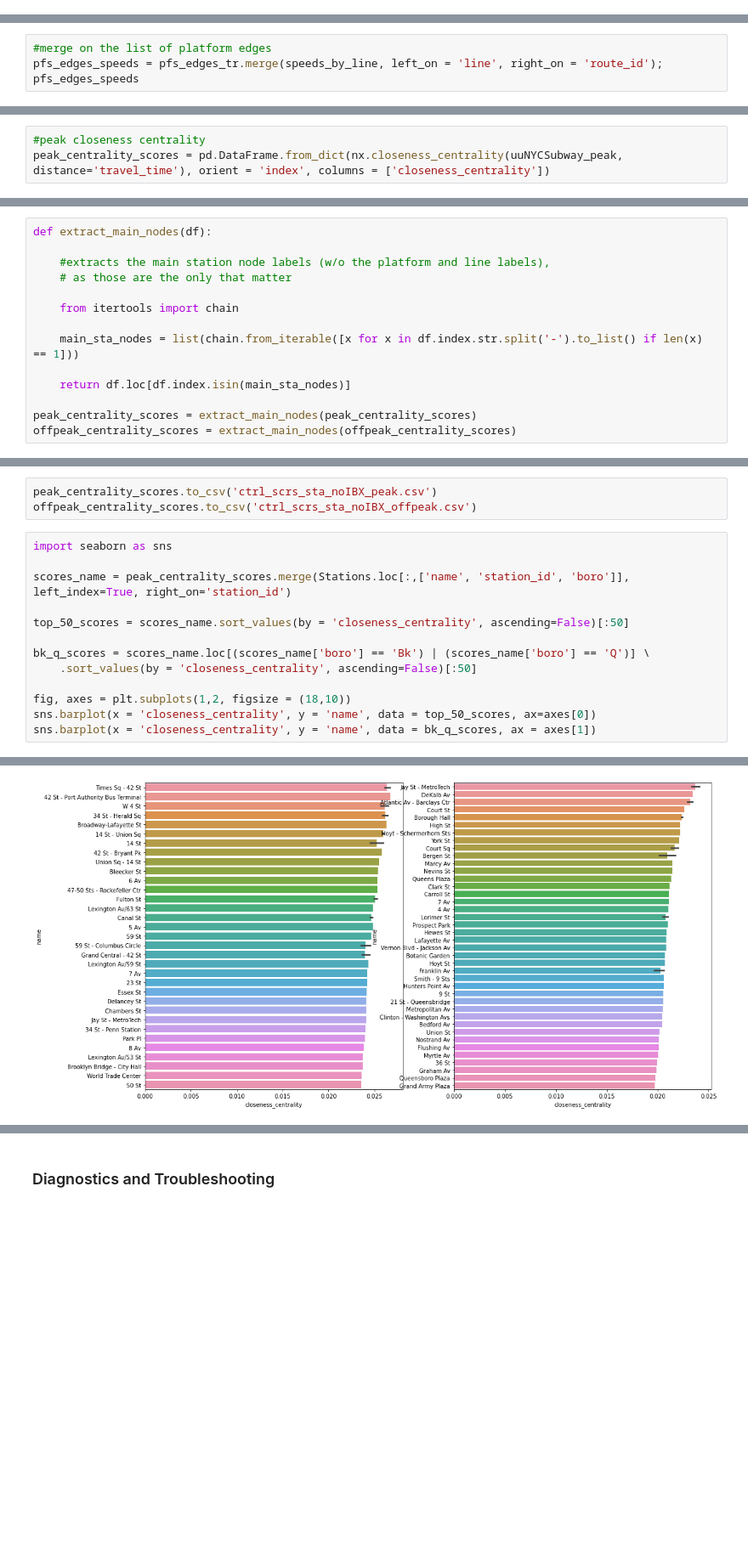
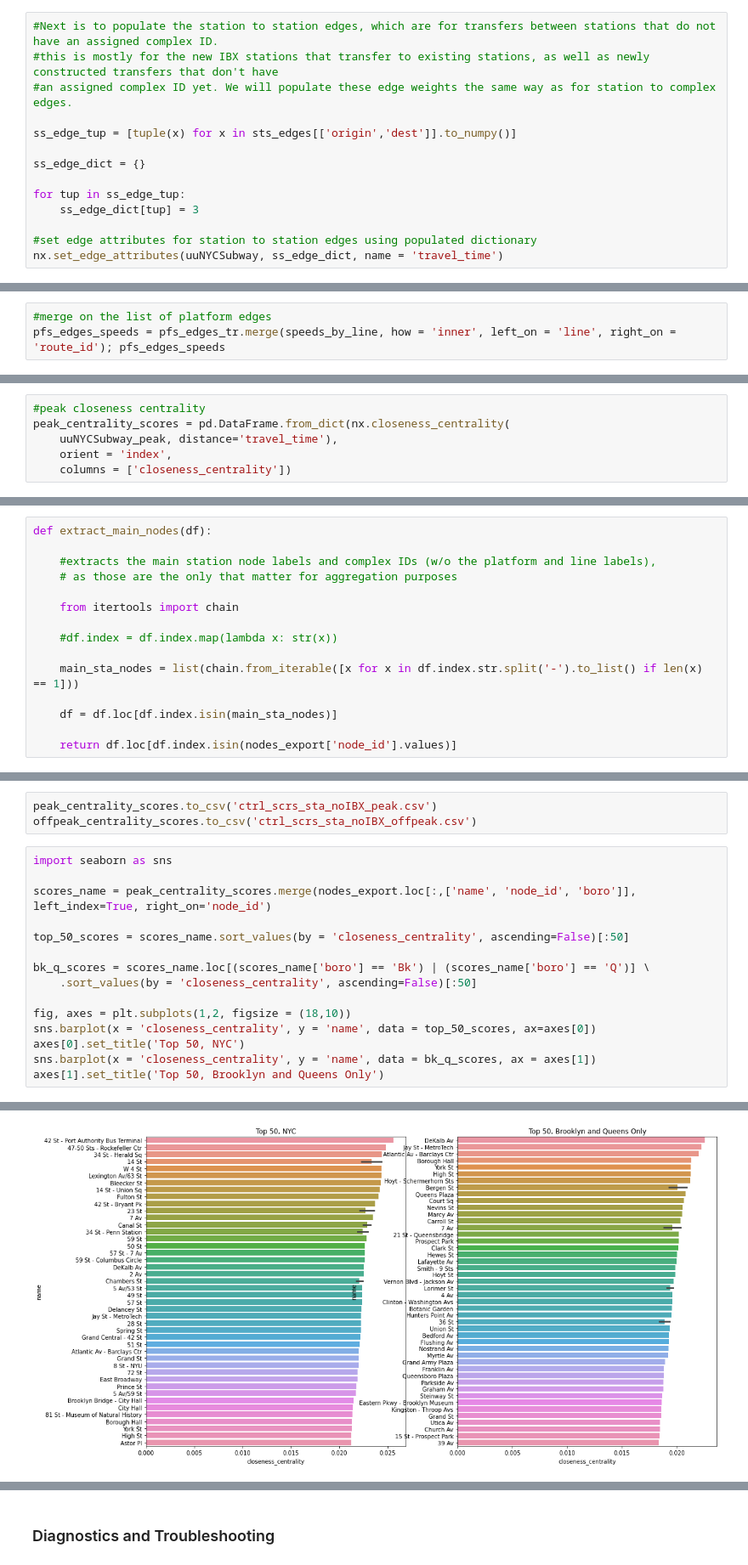
Before and after one commit to CUSPADS2022IBX/IBXRidership, a Jupyter notebook: Network Processing/subway_platform_network - noIBX.ipynb, the cells around one changed output, grey strips where cells are left out. Shown at 85% size. Cells and saved outputs as stored; diff of their text form; blank space fills up the shorter version.

Commit message:
repopulated edge weights, agg by complex

```diff
--- a/Network Processing/subway_platform_network - noIBX.ipynb
+++ b/Network Processing/subway_platform_network - noIBX.ipynb
@@ -513,3 +741,17 @@ nx.set_edge_attributes(uuNYCSubway, ss_edge_dict, name = 'travel_time')
+# %%
+#Next is to populate the station to station edges, which are for transfers between stations that do not have an assigned complex ID.
+#this is mostly for the new IBX stations that transfer to existing stations, as well as newly constructed transfers that don't have
+#an assigned complex ID yet. We will populate these edge weights the same way as for station to complex edges.
+
+ss_edge_tup = [tuple(x) for x in sts_edges[['origin','dest']].to_numpy()]
+
+ss_edge_dict = {}
+
+for tup in ss_edge_tup:
+    ss_edge_dict[tup] = 3
+
+#set edge attributes for station to station edges using populated dictionary
+nx.set_edge_attributes(uuNYCSubway, ss_edge_dict, name = 'travel_time')
 # %% [markdown]
 ##### Platform to Platform Edge Weights
 # %%
@@ -564,7 +807,7 @@ speeds_by_line = pd.read_csv('avg_speeds_by_line.csv', index_col=0); speeds_by_l
 | 23 | W | 15.744100 |
 # %%
 #merge on the list of platform edges
-pfs_edges_speeds = pfs_edges_tr.merge(speeds_by_line, left_on = 'line', right_on = 'route_id'); pfs_edges_speeds
+pfs_edges_speeds = pfs_edges_tr.merge(speeds_by_line, how = 'inner', left_on = 'line', right_on = 'route_id'); pfs_edges_speeds
 # %% [output]
 |  | origin | dest | line | route_id | speed_mph |
 | 0 | 103-1-S | 104-1-S | 1 | 1 | 16.119494 |
@@ -634,6 +877,9 @@ nx.set_edge_attributes(uuNYCSubway_offpeak, sp_edge_dict_offpeak, name = 'travel
 ##### Centrality Scores
 # %%
 #peak closeness centrality
-peak_centrality_scores = pd.DataFrame.from_dict(nx.closeness_centrality(uuNYCSubway_peak, distance='travel_time'), orient = 'index', columns = ['closeness_centrality'])
+peak_centrality_scores = pd.DataFrame.from_dict(nx.closeness_centrality(
+    uuNYCSubway_peak, distance='travel_time'),
+    orient = 'index',
+    columns = ['closeness_centrality'])
 # %%
 #offpeak closeness centrality
@@ -641,14 +890,15 @@ offpeak_centrality_scores = pd.DataFrame.from_dict(nx.closeness_centrality(uuNYC
 # %%
 def extract_main_nodes(df):
 
-    #extracts the main station node labels (w/o the platform and line labels),
-    # as those are the only that matter
+    #extracts the main station node labels and complex IDs (w/o the platform and line labels),
+    # as those are the only that matter for aggregation purposes
 
     from itertools import chain
 
+    #df.index = df.index.map(lambda x: str(x))
+
     main_sta_nodes = list(chain.from_iterable([x for x in df.index.str.split('-').to_list() if len(x) == 1]))
 
-    return df.loc[df.index.isin(main_sta_nodes)]
+    df = df.loc[df.index.isin(main_sta_nodes)]
 
-peak_centrality_scores = extract_main_nodes(peak_centrality_scores)
-offpeak_centrality_scores = extract_main_nodes(offpeak_centrality_scores)
+    return df.loc[df.index.isin(nodes_export['node_id'].values)]
@@ -658,7 +911,7 @@ offpeak_centrality_scores.to_csv('ctrl_scrs_sta_noIBX_offpeak.csv')
 # %%
 import seaborn as sns
 
-scores_name = peak_centrality_scores.merge(Stations.loc[:,['name', 'station_id', 'boro']], left_index=True, right_on='station_id')
+scores_name = peak_centrality_scores.merge(nodes_export.loc[:,['name', 'node_id', 'boro']], left_index=True, right_on='node_id')
 
 top_50_scores = scores_name.sort_values(by = 'closeness_centrality', ascending=False)[:50]
 
@@ -667,5 +920,7 @@ bk_q_scores = scores_name.loc[(scores_name['boro'] == 'Bk') | (scores_name['boro
 
 fig, axes = plt.subplots(1,2, figsize = (18,10))
 sns.barplot(x = 'closeness_centrality', y = 'name', data = top_50_scores, ax=axes[0])
+axes[0].set_title('Top 50, NYC')
 sns.barplot(x = 'closeness_centrality', y = 'name', data = bk_q_scores, ax = axes[1])
+axes[1].set_title('Top 50, Brooklyn and Queens Only')
 # %% [output]
@@ -673 +928 @@ sns.barplot(x = 'closeness_centrality', y = 'name', data = bk_q_scores, ax = axe
-[figure, old version]
+[figure, new version]
```
Also changed, not shown: parts of 73 cells of this notebook, 8 other files.
